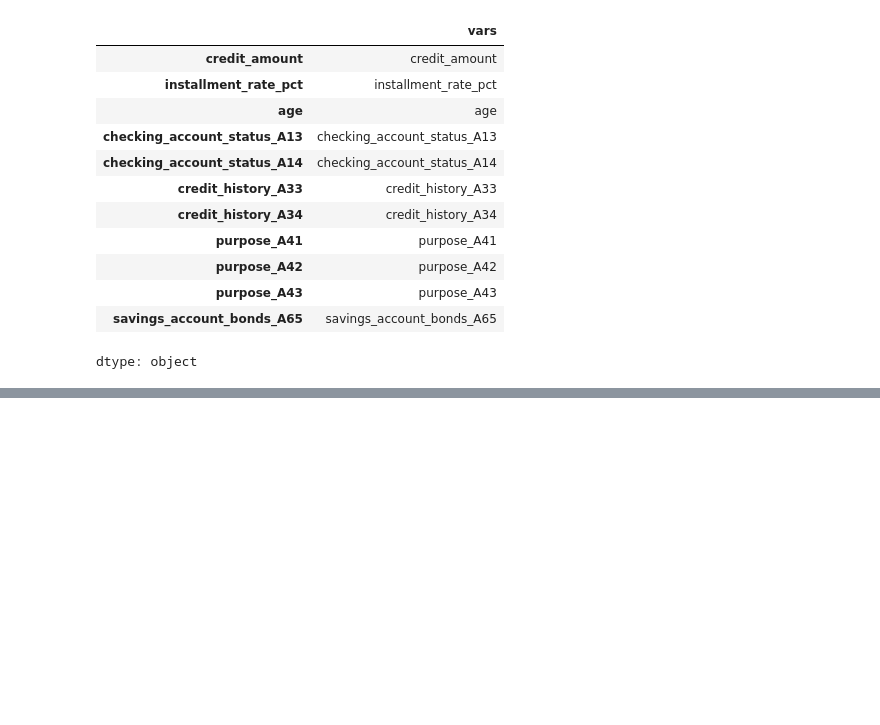
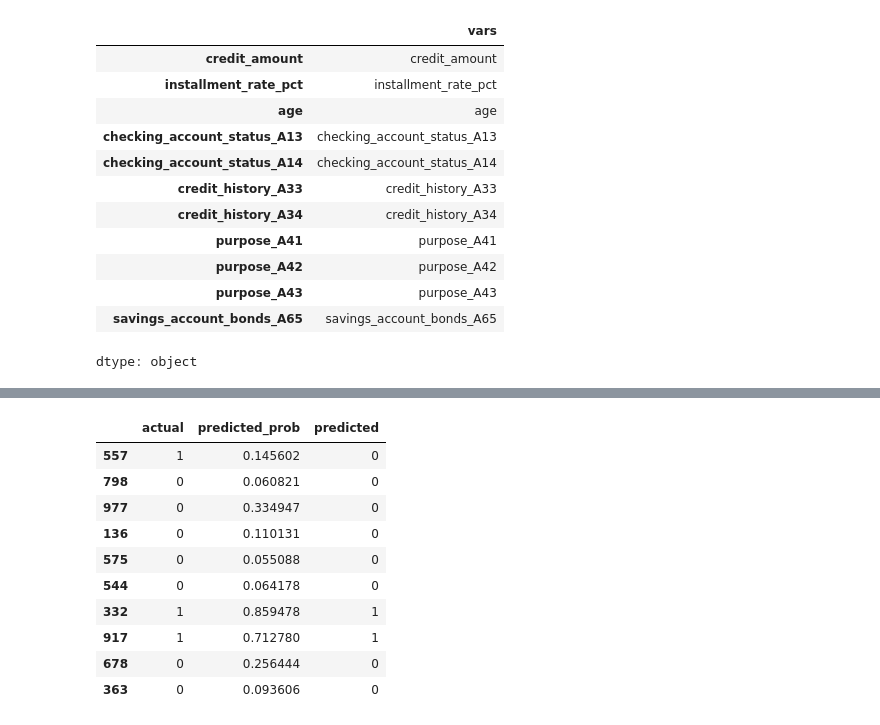
Before and after one commit to aparna-2001/machine_learning_using_python, a Jupyter notebook: Binary_logistic_regression.ipynb, the cells around one changed output, grey strips where cells are left out. Saved outputs shown, nothing was run; the diff lists cells and outputs as text; code cells hidden in the pictures; blank space fills up the shorter version.

```diff
--- a/Binary_logistic_regression.ipynb
+++ b/Binary_logistic_regression.ipynb
@@ -201,0 +221,16 @@ Optimization terminated successfully.
+# %%
+y_pred_df['predicted'] = y_pred_df.predicted_prob.map(lambda x: 1 if x > 0.5 else 0)
+
+y_pred_df.sample(10, random_state = 42)
+# %% [output]
+|  | actual | predicted_prob | predicted |
+| 557 | 1 | 0.145602 | 0 |
+| 798 | 0 | 0.060821 | 0 |
+| 977 | 0 | 0.334947 | 0 |
+| 136 | 0 | 0.110131 | 0 |
+| 575 | 0 | 0.055088 | 0 |
+| 544 | 0 | 0.064178 | 0 |
+| 332 | 1 | 0.859478 | 1 |
+| 917 | 1 | 0.712780 | 1 |
+| 678 | 0 | 0.256444 | 0 |
+| 363 | 0 | 0.093606 | 0 |
```
Also changed, not shown: parts of 6 cells of this notebook.
